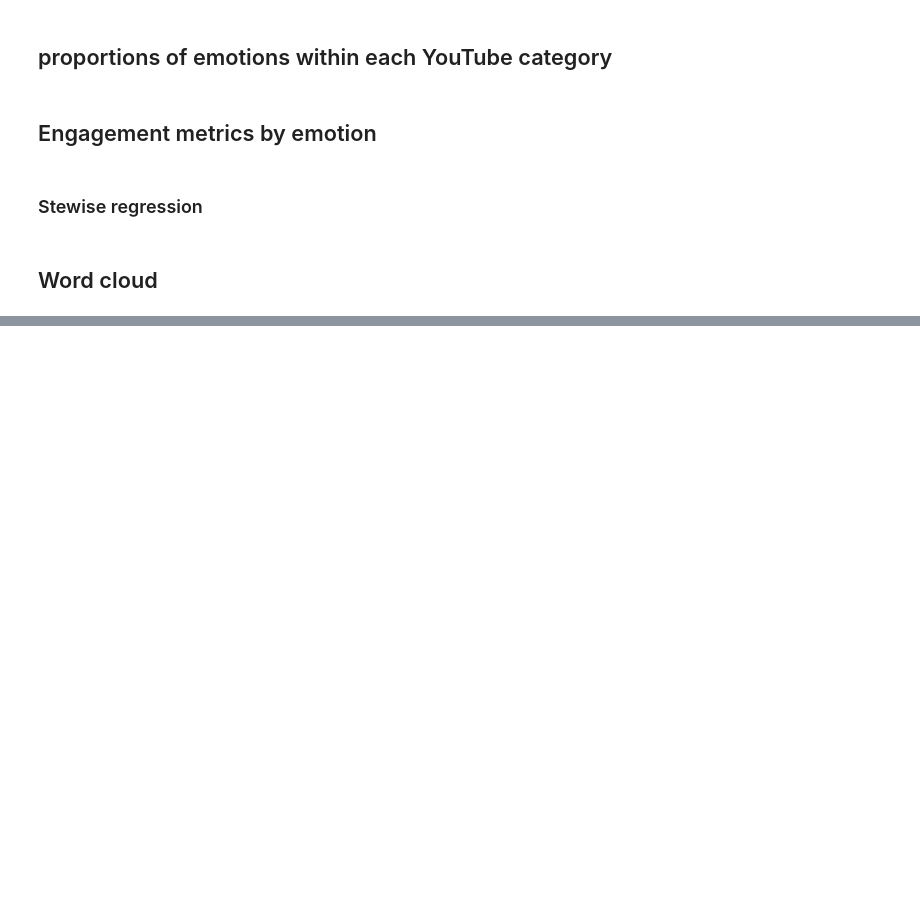
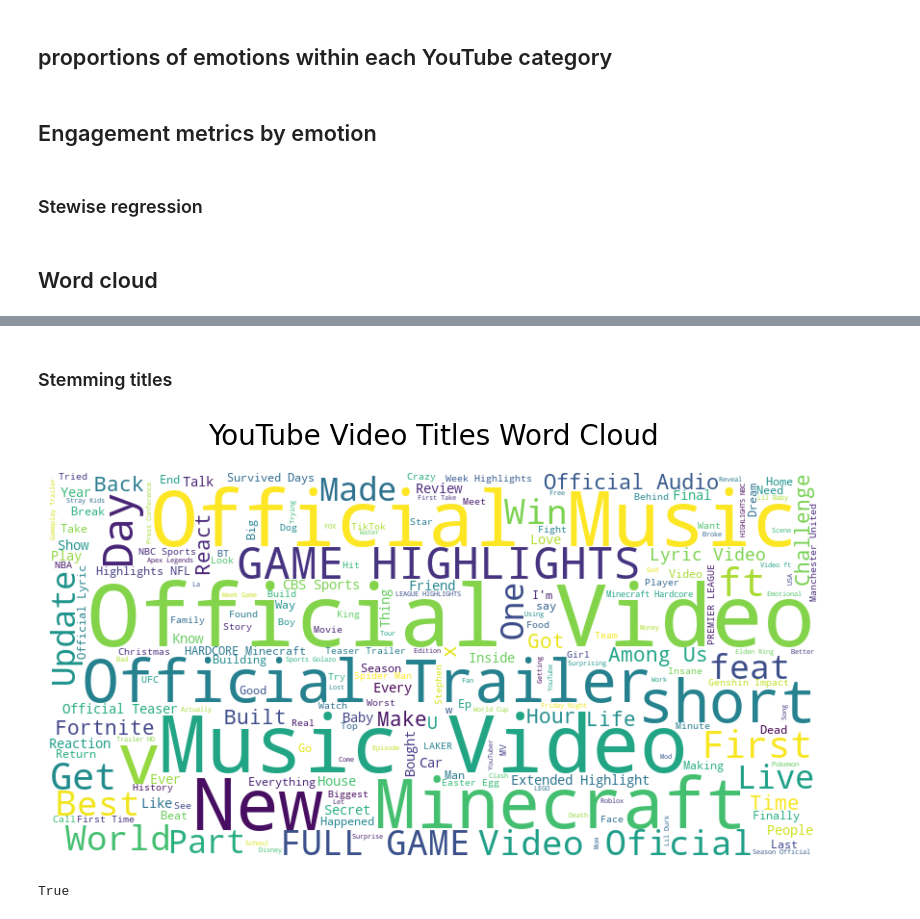
Before and after one commit to seszele64/Youtube-sentiment-analysis-project, a Jupyter notebook: 5. results_visualisation.ipynb, the cells around one changed output, grey strips where cells are left out. Drawn from its saved outputs; the diff is of its cells as text; code cells hidden in the pictures; blank space fills up the shorter version.

Commit message:
- loading partials data for emotions - built advanced wordcloud viz using pipeline

```diff
--- a/5. results_visualisation.ipynb
+++ b/5. results_visualisation.ipynb
@@ -96,9 +100,9 @@ from pyspark.sql import functions as F
 
 # join emotions and engagement metrics and data on column 'video_id', leave only one video_id column
 # Join the dataframes on 'video_id'
-df = engagement.join(emotions, on='video_id', how='inner')
+wordcloud_df = engagement.join(emotions, on='video_id', how='inner')
 
-df.orderBy("video_id").show(50)
+wordcloud_df.orderBy("video_id").show(50)
 # %% [output]
 +-----------+------+------+--------+-------------+----------+------------------+---------------------+------------------+--------------------+---------------------+--------------------+--------------- ...
 |   video_id|    id| likes|dislikes|comment_count|view_count|view_to_like_ratio|like_to_comment_ratio|   engagement_rate|   comments_per_view|average_views_per_day|               anger|             di ...
@@ -508,7 +512,7 @@ corr_matrix
 ### create df for emotions
 # %%
 # emotions per category
-emotions_per_category = df.groupBy(
+emotions_per_category = wordcloud_df.groupBy(
     'categoryId', 'emotion').count().orderBy('categoryId', 'emotion')
 
 # convert to pandas
@@ -829,0 +838,3 @@ from wordcloud import WordCloud
+# %%
+# load data - parquet
+metadata = spark.read.parquet("data/processed/metadata.parquet")
@@ -829,0 +868,37 @@ from wordcloud import WordCloud
+# %% [markdown]
+### Stemming titles
+# %%
+# Step 1: Select the 'title' column and collect the data
+titles = metadata.select("title").rdd.flatMap(lambda x: x).collect()
+# %%
+# Step 2: Define a function to create a word cloud
+def create_word_cloud(titles, use_stemming=False, chart_title='YouTube Video Titles Word Cloud'):
+    text = ' '.join(titles)  # Combine all titles into a single string
+
+    # Optional: Apply stemming
+    if use_stemming:
+        stemmer = PorterStemmer()
+        tokens = text.split()
+        text = ' '.join(stemmer.stem(token) for token in tokens)
+
+    # Generate word cloud
+    wordcloud = WordCloud(width=800, height=400, background_color='white',
+                          stopwords=set(stopwords.words('english'))).generate(text)
+
+    # Display the word cloud
+    plt.figure(figsize=(10, 5))
+    plt.imshow(wordcloud, interpolation='bilinear')
+    plt.axis("off")
+    plt.title(chart_title, fontsize=20, pad=20, color='black')
+
+    plt.show()
+
+# Step 3: Create the word cloud (change use_stemming to True if you decide to use stemming)
+create_word_cloud(titles, use_stemming=False)
+# %% [output]
+[figure, added]
+# %%
+# check if values in video_id are unique
+emotions.select("video_id").distinct().count() == emotions.count()
+# %% [output]
+True
```
Also changed, not shown: parts of 31 cells of this notebook.
